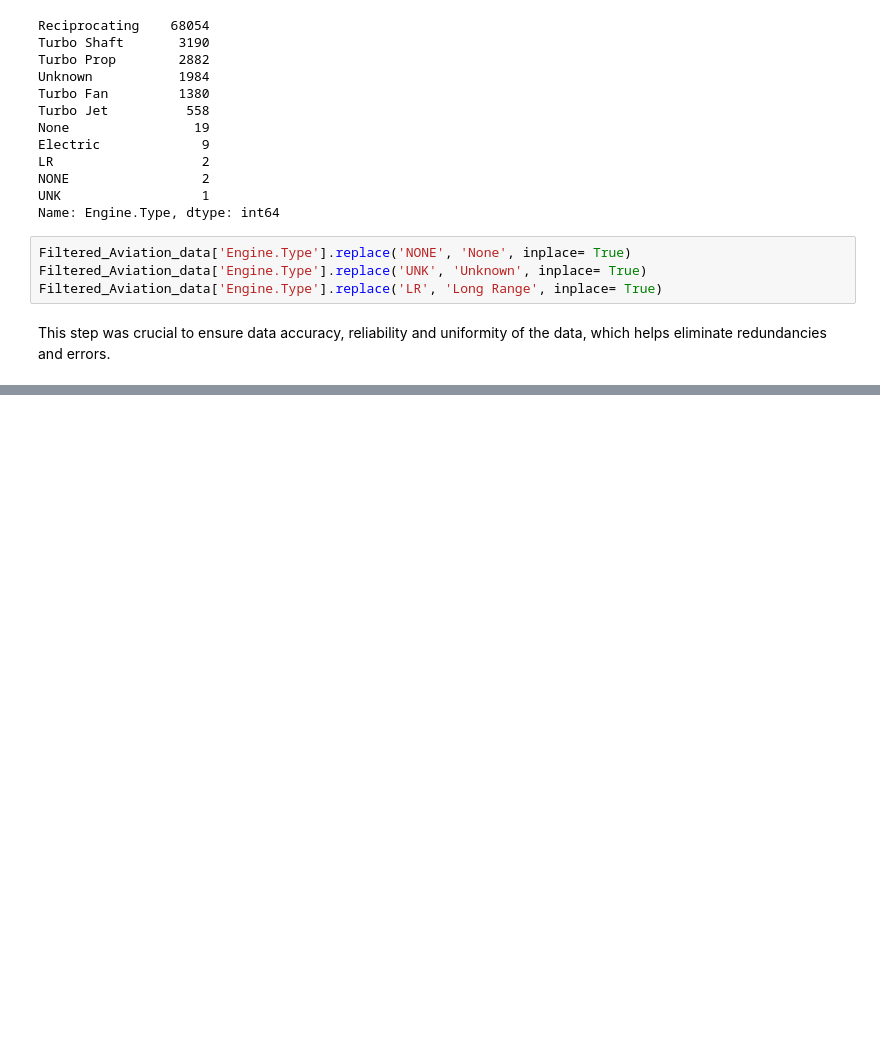
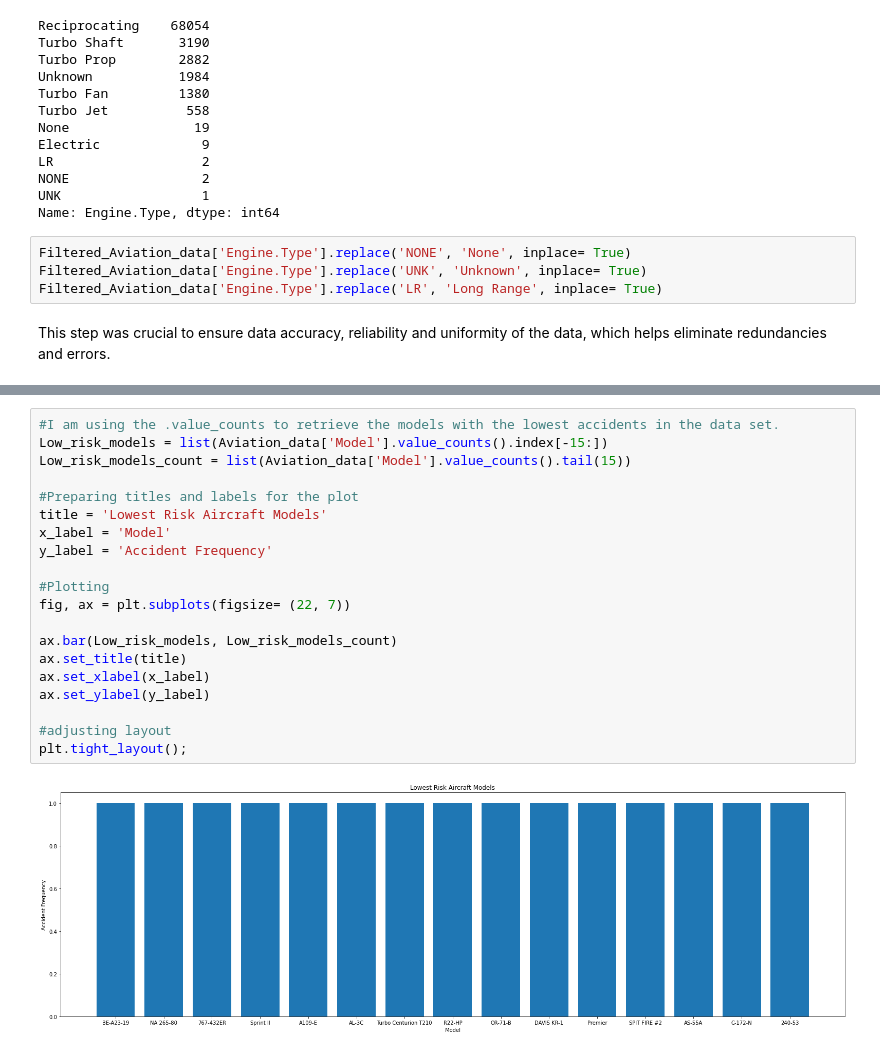
Before and after one commit to Assesa44/Phase1_project, a Jupyter notebook: notebook.ipynb, the cells around one changed output, grey strips where cells are left out. Cells and saved outputs as stored; diff of their text form; blank space fills up the shorter version.

```diff
--- a/notebook.ipynb
+++ b/notebook.ipynb
@@ -880,0 +881,22 @@ This step was crucial to ensure data accuracy, reliability and uniformity of the
+# %%
+#I am using the .value_counts to retrieve the models with the lowest accidents in the data set.
+Low_risk_models = list(Aviation_data['Model'].value_counts().index[-15:])
+Low_risk_models_count = list(Aviation_data['Model'].value_counts().tail(15))
+
+#Preparing titles and labels for the plot
+title = 'Lowest Risk Aircraft Models'
+x_label = 'Model'
+y_label = 'Accident Frequency'
+
+#Plotting
+fig, ax = plt.subplots(figsize= (22, 7))
+
+ax.bar(Low_risk_models, Low_risk_models_count)
+ax.set_title(title)
+ax.set_xlabel(x_label)
+ax.set_ylabel(y_label)
+
+#adjusting layout
+plt.tight_layout();
+# %% [output]
+[figure, added]
```
Also changed, not shown: parts of 20 cells of this notebook.
